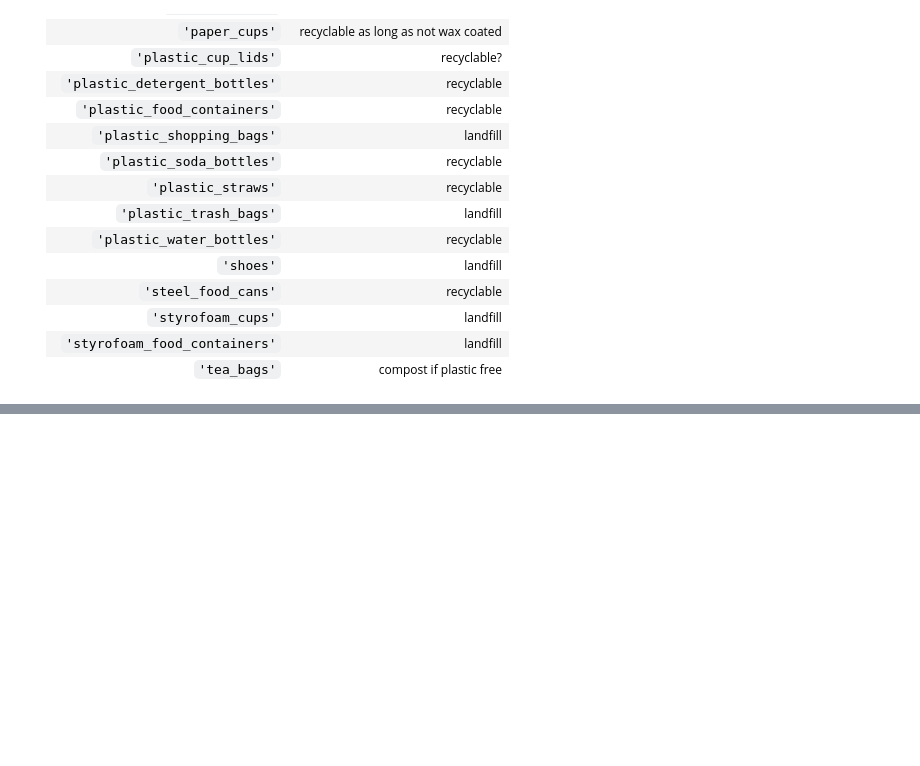
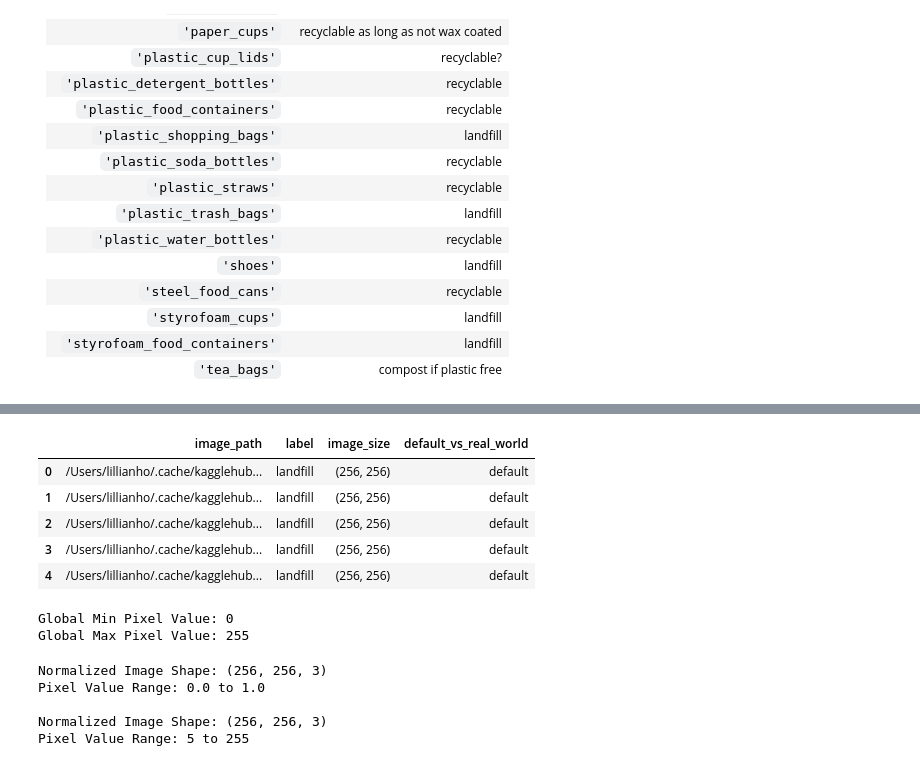
Before and after one commit to dklopstein/waste-sorting-classifier, a Jupyter notebook: Milestone_2.ipynb, the cells around one changed output, grey strips where cells are left out. Drawn from its saved outputs; the diff is of its cells as text; code cells hidden in the pictures; blank space fills up the shorter version.

```diff
--- a/Milestone_2.ipynb
+++ b/Milestone_2.ipynb
@@ -236,0 +256,29 @@ print(df['label'].unique())
+# %%
+df.head()
+# %% [output]
+|  | image_path | label | image_size | default_vs_real_world |
+| 0 | /Users/lillianho/.cache/kagglehub... | landfill | (256, 256) | default |
+| 1 | /Users/lillianho/.cache/kagglehub... | landfill | (256, 256) | default |
+| 2 | /Users/lillianho/.cache/kagglehub... | landfill | (256, 256) | default |
+| 3 | /Users/lillianho/.cache/kagglehub... | landfill | (256, 256) | default |
+| 4 | /Users/lillianho/.cache/kagglehub... | landfill | (256, 256) | default |
+# %%
+# Checking the range of pixel values for the dataset
+min_val = float('inf')
+max_val = float('-inf')
+
+for image_path in df['image_path']:
+    image = Image.open(image_path)
+    image_array = np.array(image)
+
+    image_min = image_array.min()
+    image_max = image_array.max()
+
+    min_val = min(min_val, image_min)
+    max_val = max(max_val, image_max)
+
+print("Global Min Pixel Value:", min_val)
+print("Global Max Pixel Value:", max_val)
+# %% [output]
+Global Min Pixel Value: 0
+Global Max Pixel Value: 255
@@ -236,0 +299,14 @@ print(df['label'].unique())
+# %%
+sample_image = X_train['normalized_image'].iloc[0]
+print("Normalized Image Shape:", sample_image.shape)
+print("Pixel Value Range:", sample_image.min(), "to", sample_image.max(), "\n")
+
+original_sample_image = np.array(Image.open(X_train['image_path'].iloc[0]))
+print("Normalized Image Shape:", original_sample_image.shape)
+print("Pixel Value Range:", original_sample_image.min(), "to", original_sample_image.max())
+# %% [output]
+Normalized Image Shape: (256, 256, 3)
+Pixel Value Range: 0.0 to 1.0
+
+Normalized Image Shape: (256, 256, 3)
+Pixel Value Range: 5 to 255
```
Also changed, not shown: parts of 12 cells of this notebook.
